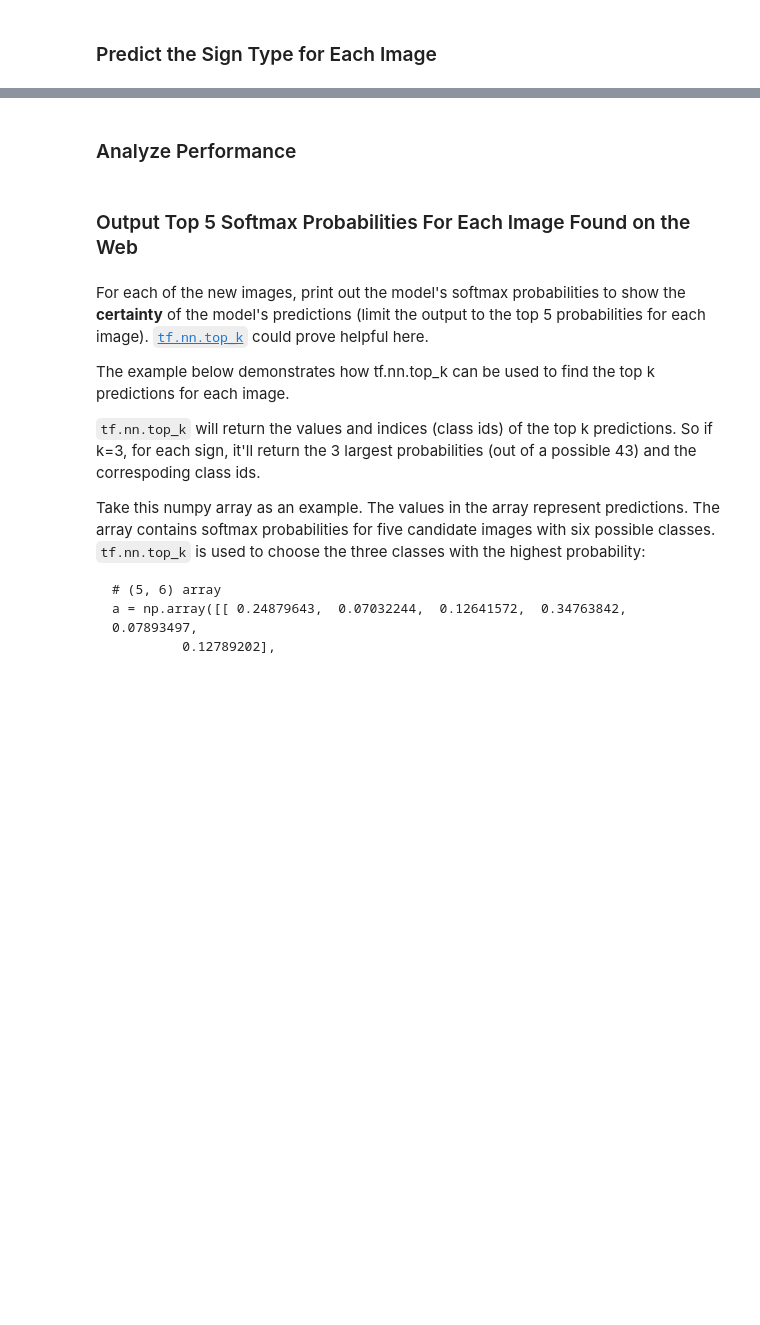
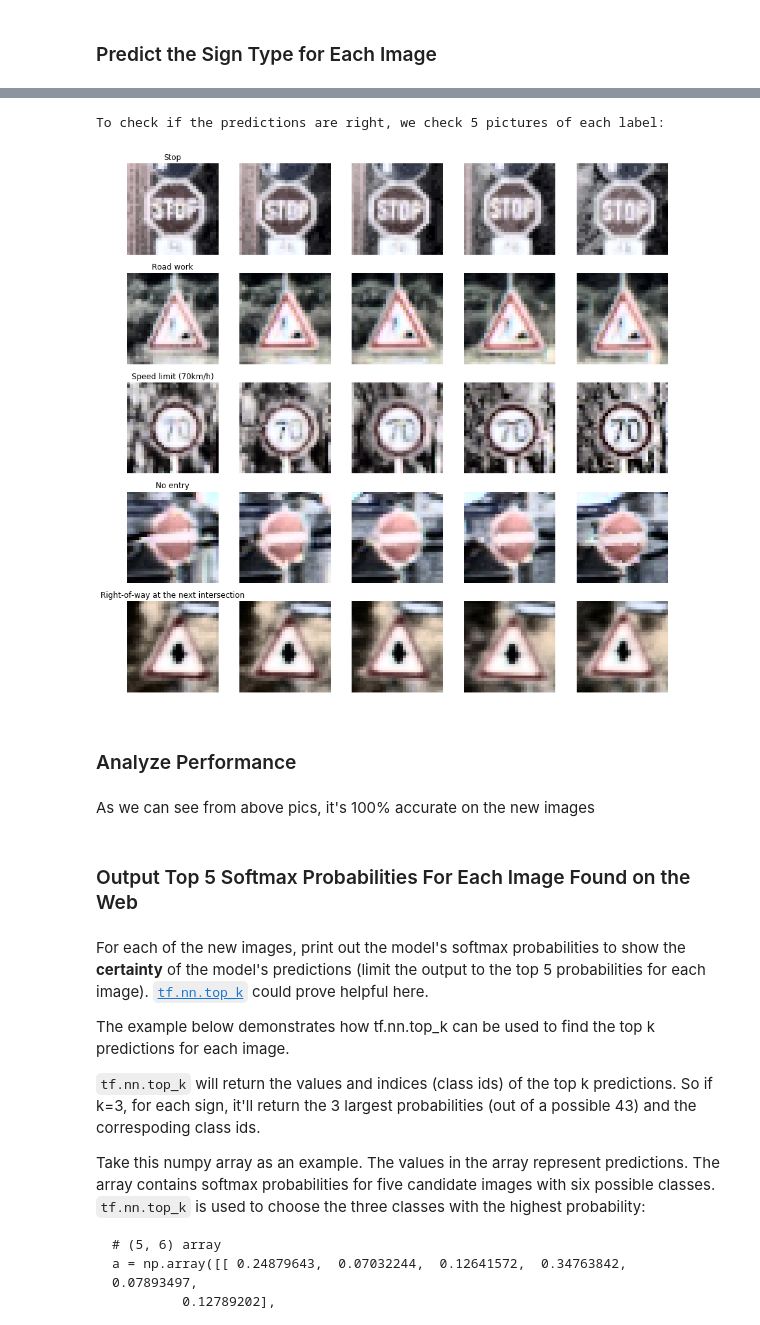
Before and after one commit to sethlsx/CarND-Traffic-Sign-Classifier-Project, a Jupyter notebook: Traffic_Sign_Classifier.ipynb, the cells around one changed output, grey strips where cells are left out. Saved outputs shown, nothing was run; the diff lists cells and outputs as text; code cells hidden in the pictures; blank space fills up the shorter version.

```diff
--- a/Traffic_Sign_Classifier.ipynb
+++ b/Traffic_Sign_Classifier.ipynb
@@ -424,0 +429,3 @@ tf.__version__
+# %%
+for image in images32_int:
+    print(image.shape, image.min(), image.max())
@@ -451,8 +563,42 @@ with tf.Session() as sess:
+# %%
+print('To check if the predictions are right, we check 5 pictures of each label:\n')
+
+limit = 5
+plt.figure(figsize = (15,15))
+i = 1
+n = 0
+#unique, counts = np.unique(y_train, return_counts=True)
+#y_dict = dict(zip(unique, counts))
+#print(X_train[:5])
+
+for label in image_labels:
+    index = np.where(y_train == label)[0]
+    #print(index)
+    start = index[0]
+    #print(start)
+    end = index[-1]
+    #print(end)
+    images = X_train[start:end]
+    for j in range(min(limit, end-start)):
+        image = images[j]
+        plt.subplot(5,5,i)
+        plt.axis('off')
+        if j == 0:
+            plt.title('{}'.format(image_labels_list[n]))
+        i += 1
+        _ = plt.imshow(image)
+    n += 1
+plt.show()
+# %% [output]
+To check if the predictions are right, we check 5 pictures of each label:
+[figure, added]
 # %% [markdown]
 ### Analyze Performance
 # %%
 ### Calculate the accuracy for these 5 new images.
 ### For example, if the model predicted 1 out of 5 signs correctly, it's 20% accurate on these new images.
+# %% [markdown]
+As we can see from above pics, it's 100% accurate on the new images
 # %% [markdown]
 ### Output Top 5 Softmax Probabilities For Each Image Found on the Web
 # %% [markdown]
```
Also changed, not shown: parts of 11 cells of this notebook, 8 other files.
